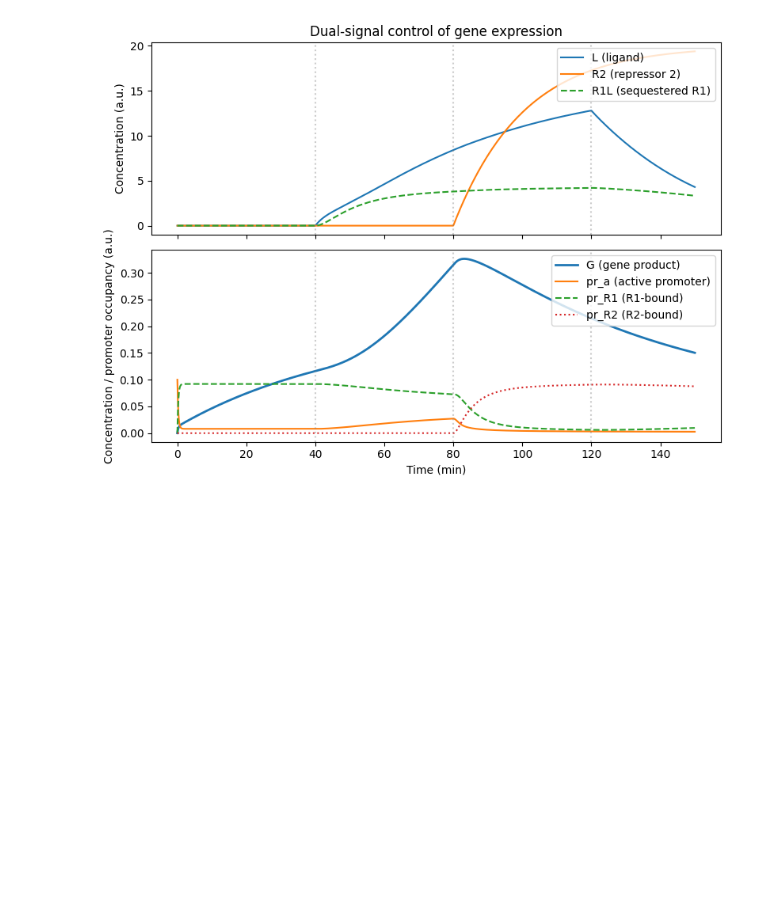
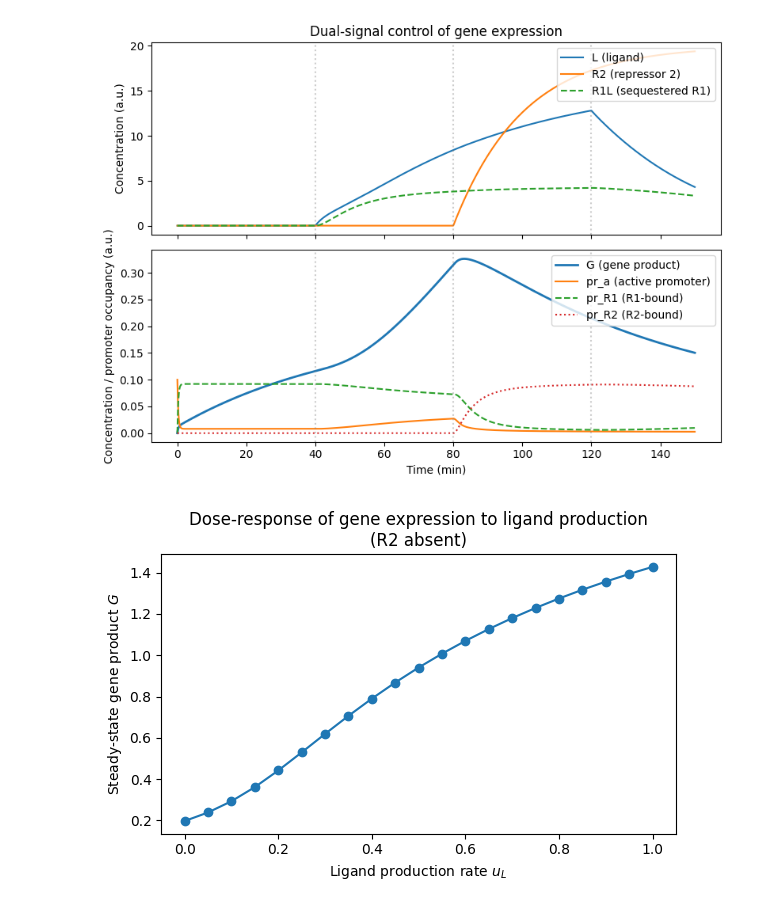
Before and after one commit to emma2tu/m178, a Jupyter notebook: final-project.ipynb, the cells around one changed output. Cells and saved outputs as stored; diff of their text form; code cells hidden in the pictures; blank space fills up the shorter version.

Commit message:
aggregate plot: varying u_L

```diff
--- a/final-project.ipynb
+++ b/final-project.ipynb
@@ -187,3 +193,59 @@ plt.tight_layout()
 plt.show()
 # %% [output]
 [figure]
+# %%
+# =========================
+# Figure 3: Dose-response of G to ligand production rate
+# =========================
+
+# helper: run model for a given L production rate with R2 absent
+def run_model_L_rate(L_rate,
+                     t_end=200, n_points=1201):
+    """
+    Simulate the system with a constant ligand production rate L_rate
+    and no R2 present.
+    """
+    t = np.linspace(0, t_end, n_points)
+
+    # R2 is absent: no production
+    R2_on_time  = 0.0
+    R2_off_time = 0.0
+    R2_prod_rate = 0.0
+
+    # L is produced the entire simulation at rate L_rate
+    L_on_time  = 0.0
+    L_off_time = t_end
+    L_prod_rate = L_rate
+
+    sol = odeint(
+        model, states0, t,
+        args=(L_on_time, L_off_time, L_prod_rate,
+              R2_on_time, R2_off_time, R2_prod_rate,
+              k_a, k_b,
+              k_c, k_d,
+              k_e, k_f,
+              k_deg1, k_deg2, k_deg3,
+              k_syn)
+    )
+    return t, sol
+
+# sweep over ligand production rates
+L_rates = np.linspace(0.0, 1.0, 21)   # adjust max if you want a wider range
+G_ss = []
+
+for L_rate in L_rates:
+    t, sol = run_model_L_rate(L_rate)
+    G_trace = sol[:, 5]  # column 5 is G
+    # use mean of last 50 time points as "steady-state" G
+    G_ss.append(G_trace[-50:].mean())
+
+# make dose-response plot
+plt.figure(figsize=(6, 4))
+plt.plot(L_rates, G_ss, marker="o")
+plt.xlabel("Ligand production rate $u_L$")
+plt.ylabel("Steady-state gene product $G$")
+plt.title("Dose-response of gene expression to ligand production\n(R2 absent)")
+plt.tight_layout()
+plt.show()
+# %% [output]
+[figure, added]
```
Also changed, not shown: parts of 2 cells of this notebook.
